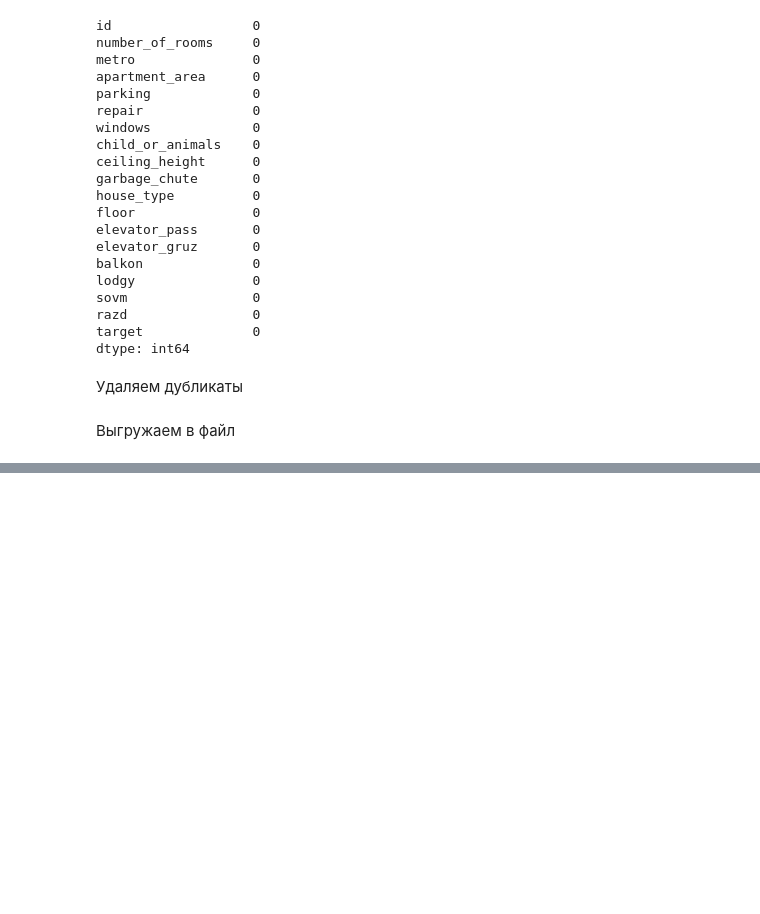
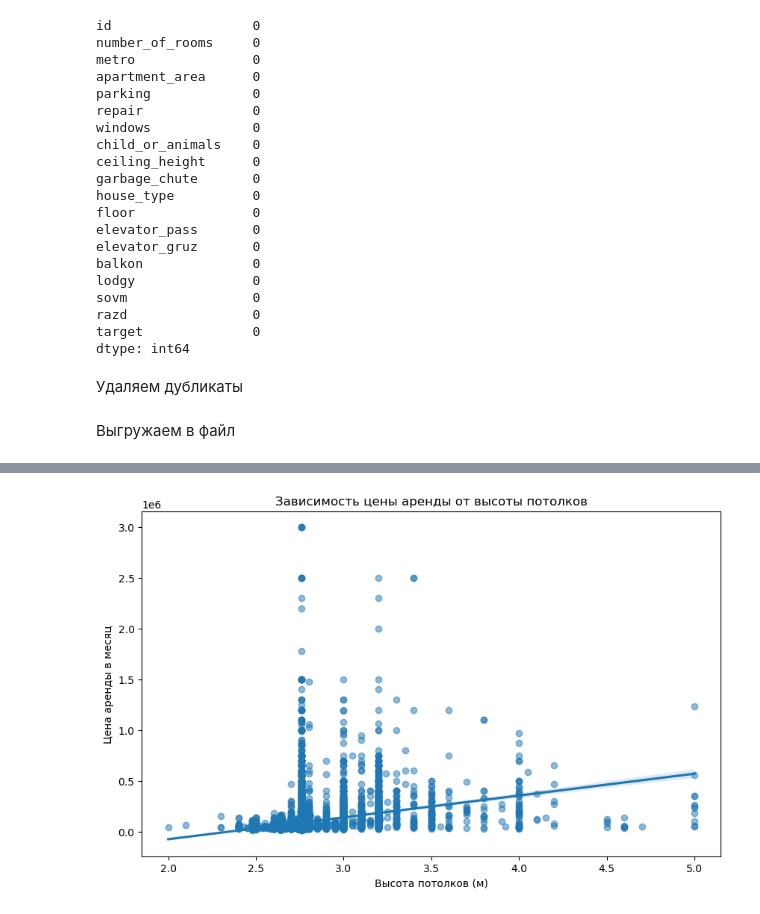
Before and after one commit to ratOfSteel/le_finale, a Jupyter notebook: realises/realises3/preprocessiong.ipynb, the cells around one changed output, grey strips where cells are left out. Drawn from its saved outputs; the diff is of its cells as text; code cells hidden in the pictures; blank space fills up the shorter version.

```diff
--- a/realises/realises3/preprocessiong.ipynb
+++ b/realises/realises3/preprocessiong.ipynb
@@ -312,0 +336,9 @@ msk.to_csv('pylions.csv', index=False, encoding='utf-8')
+# %%
+plt.figure(figsize=(10, 6))
+sns.regplot(data=msk, x='ceiling_height', y='target', scatter_kws={'alpha':0.5})
+plt.title('Зависимость цены аренды от высоты потолков')
+plt.xlabel('Высота потолков (м)')
+plt.ylabel('Цена аренды в месяц')
+plt.show()
+# %% [output]
+[figure, added]
```
Also changed, not shown: parts of 8 cells of this notebook, 4 other files.
